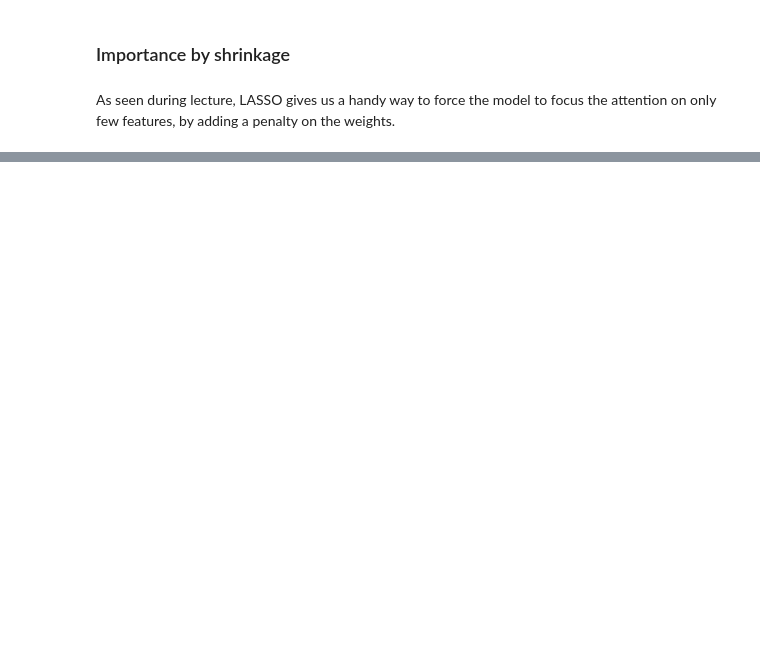
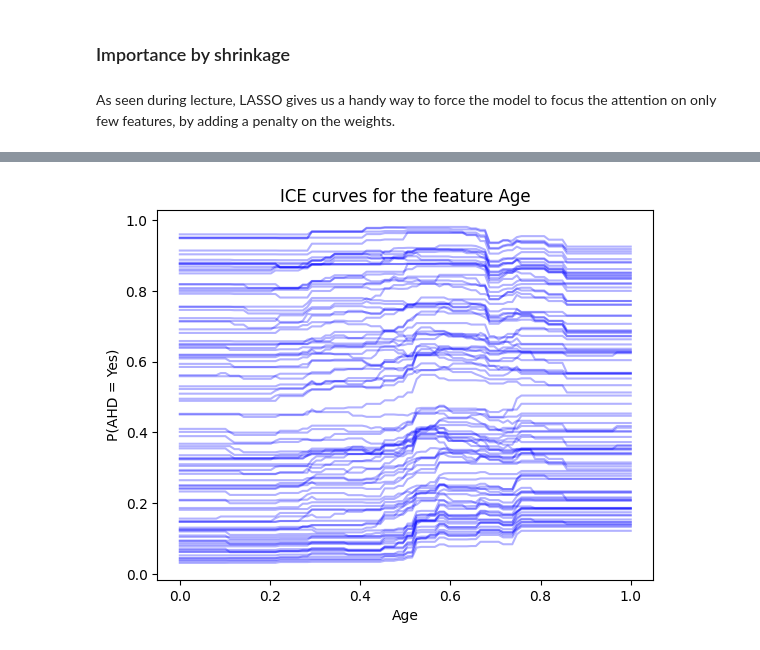
Before and after one commit to AMCO-UniPD/ML_lab_DEI_public, a Jupyter notebook: LAB9_XAI.ipynb, the cells around one changed output, grey strips where cells are left out. Cells and saved outputs as stored; diff of their text form; code cells hidden in the pictures; blank space fills up the shorter version.

```diff
--- a/LAB9_XAI.ipynb
+++ b/LAB9_XAI.ipynb
@@ -224,0 +254,14 @@ Text(0, 0.5, 'prediction $p(y = 0 | x)$')
+# %%
+# plot the ice curves for feature "Age" for all the samples
+ice_curves = []
+for i in range(X_test.shape[0]):
+    feature_idx = np.where(columns == "Age")[0][0] # get the index of the feature "Age"
+    range_feature, predictions = single_ice_curve(clf, X_test[i:i+1].copy(), feature_idx)
+    ice_curves.append(predictions)
+    plt.plot(range_feature, predictions, color="blue", alpha=0.3)
+plt.xlabel("Age")
+plt.ylabel("P(AHD = Yes)")
+plt.title("ICE curves for the feature Age")
+plt.show()
+# %% [output]
+[figure, added]
```
Also changed, not shown: parts of 30 cells of this notebook, 1 other file.
